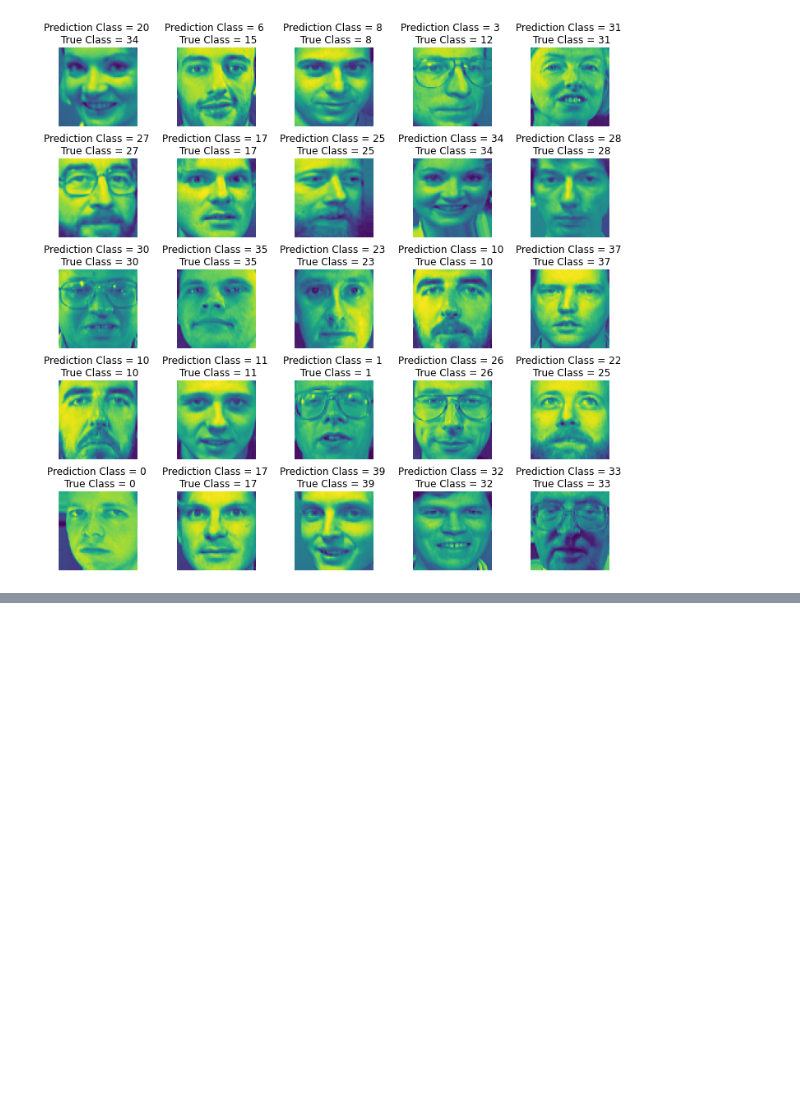
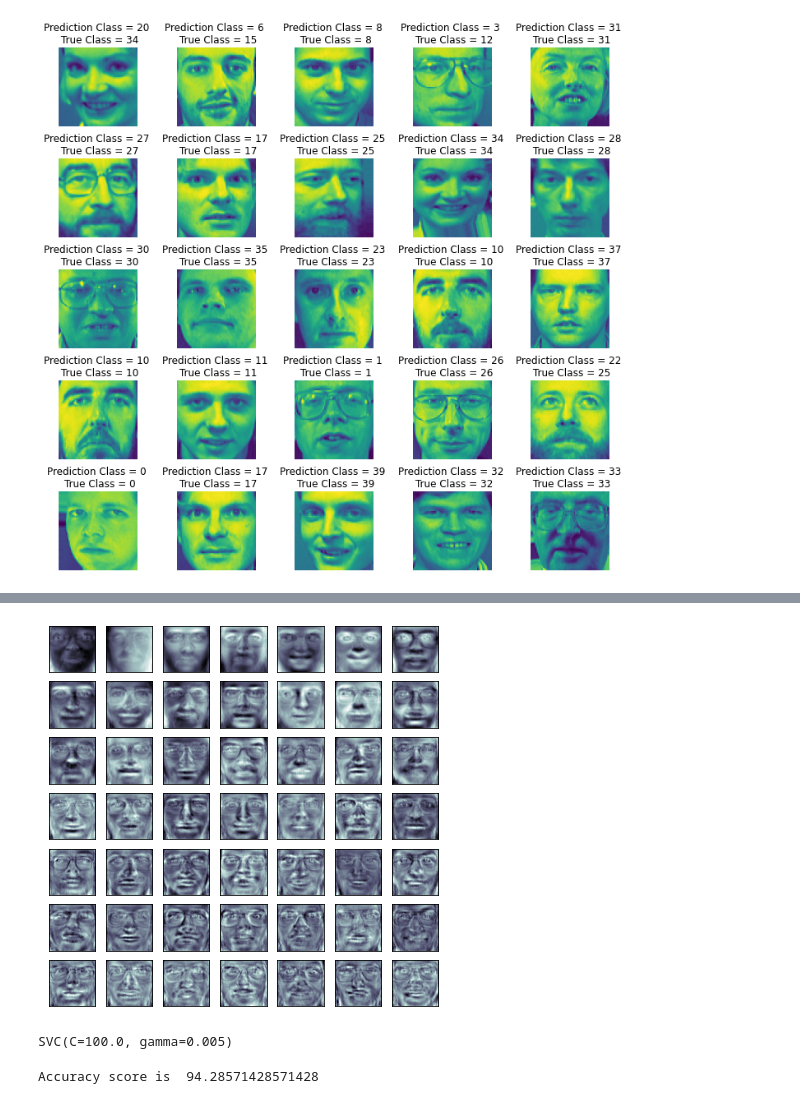
Before and after one commit to renatovalente5/AA-Projs, a Jupyter notebook: Project2/SVM2.ipynb, the cells around one changed output, grey strips where cells are left out. Saved outputs shown, nothing was run; the diff lists cells and outputs as text; code cells hidden in the pictures; blank space fills up the shorter version.

```diff
--- a/Project2/SVM2.ipynb
+++ b/Project2/SVM2.ipynb
@@ -204,0 +276,19 @@ plt.subplots_adjust(wspace = 0.5)
+# %%
+eig_v= pca.components_.reshape((k,64,64))   # regenerated images from principle components only
+plotting_fig(eig_v)
+# %% [output]
+[figure, added]
+# %%
+clf=svm.SVC()
+grid={"C":[1e2, 1e3, 5e3, 1e4, 5e4, 1e5], "gamma": [1e-3, 5e-4, 1e-4, 5e-3]}
+
+abc2=GridSearchCV(clf,grid)
+abc2.fit(x_train_pca, y_train)
+pred2=abc2.predict(x_test_pca)
+abc2.best_estimator_
+# %% [output]
+SVC(C=100.0, gamma=0.005)
+# %%
+print('Accuracy score is ',abc2.score(x_test_pca,y_test)*100)
+# %% [output]
+Accuracy score is  94.28571428571428
```
Also changed, not shown: parts of 14 cells of this notebook, 1 other file.
